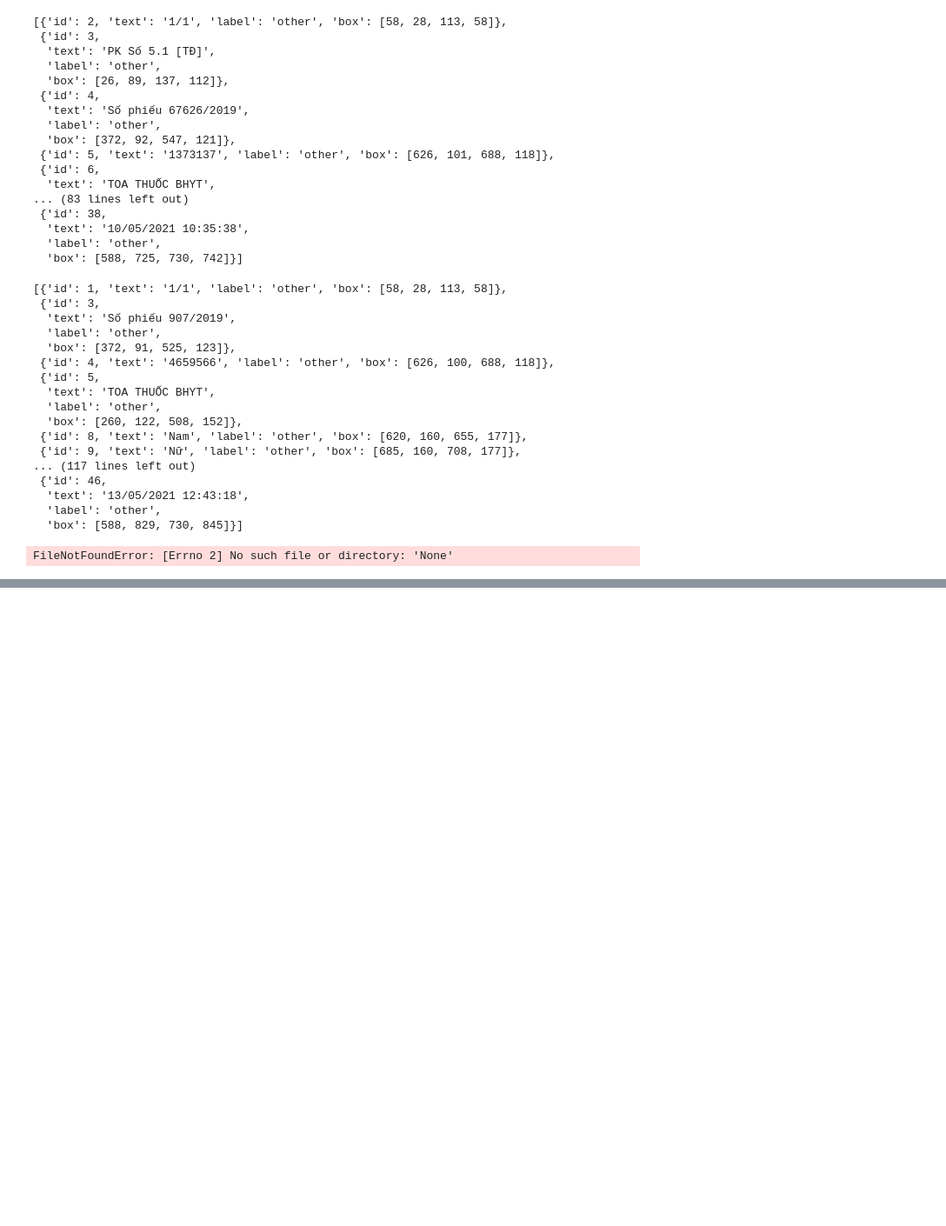
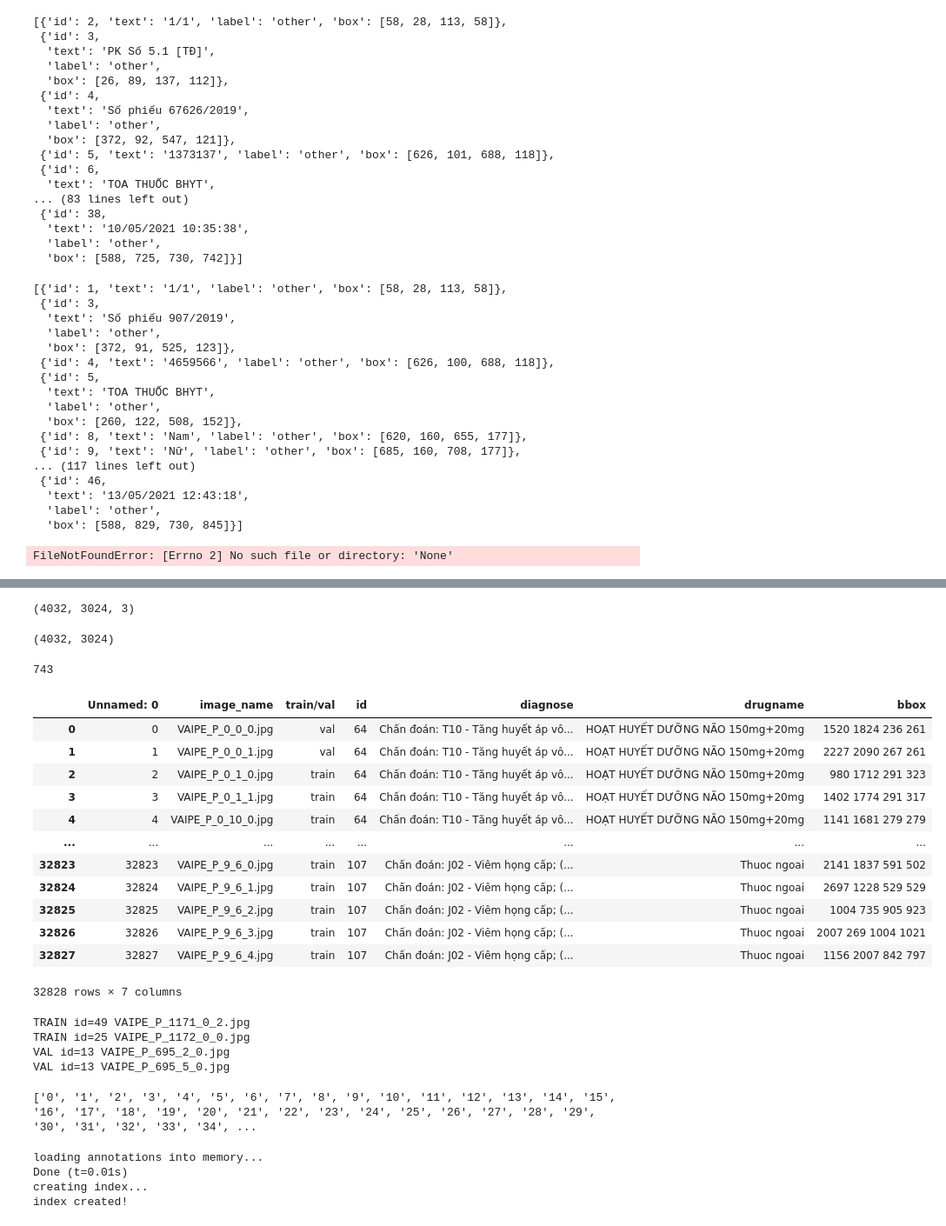
Before and after one commit to khaidq97/pill_detection_and_health_care, a Jupyter notebook: check.ipynb, the cells around one changed output, grey strips where cells are left out. Shown at 87% size. Saved outputs shown, nothing was run; the diff lists cells and outputs as text; code cells hidden in the pictures; blank space fills up the shorter version.

```diff
--- a/check.ipynb
+++ b/check.ipynb
@@ -258,0 +281,5 @@ PosixPath('adas/asd/asd/df.jpg')
+# %%
+im = cv2.imread('asset/VAIPE_P_4_61.jpg')
+im.shape
+# %% [output]
+(4032, 3024, 3)
@@ -258,0 +290,41 @@ PosixPath('adas/asd/asd/df.jpg')
+# %%
+pill_img.size
+# %% [output]
+(4032, 3024)
+# %%
+pill_img.height
+# %% [output]
+743
+# %%
+import pandas as pd
+
+df = pd.read_csv('asset/file_tong_hop.csv')
+# %%
+df
+# %% [output]
+|  | Unnamed: 0 | image_name | train/val | id | diagnose | drugname | bbox |
+| 0 | 0 | VAIPE_P_0_0_0.jpg | val | 64 | Chấn đoán: T10 - Tăng huyết áp vô... | HOẠT HUYẾT DƯỠNG NÃO 150mg+20mg | 1520 1824 236 261 |
+| 1 | 1 | VAIPE_P_0_0_1.jpg | val | 64 | Chấn đoán: T10 - Tăng huyết áp vô... | HOẠT HUYẾT DƯỠNG NÃO 150mg+20mg | 2227 2090 267 261 |
+| 2 | 2 | VAIPE_P_0_1_0.jpg | train | 64 | Chấn đoán: T10 - Tăng huyết áp vô... | HOẠT HUYẾT DƯỠNG NÃO 150mg+20mg | 980 1712 291 323 |
+| 3 | 3 | VAIPE_P_0_1_1.jpg | train | 64 | Chấn đoán: T10 - Tăng huyết áp vô... | HOẠT HUYẾT DƯỠNG NÃO 150mg+20mg | 1402 1774 291 317 |
+| 4 | 4 | VAIPE_P_0_10_0.jpg | train | 64 | Chấn đoán: T10 - Tăng huyết áp vô... | HOẠT HUYẾT DƯỠNG NÃO 150mg+20mg | 1141 1681 279 279 |
+| ... | ... | ... | ... | ... | ... | ... | ... |
+| 32823 | 32823 | VAIPE_P_9_6_0.jpg | train | 107 | Chấn đoán: J02 - Viêm họng cấp; (... | Thuoc ngoai | 2141 1837 591 502 |
+| 32824 | 32824 | VAIPE_P_9_6_1.jpg | train | 107 | Chấn đoán: J02 - Viêm họng cấp; (... | Thuoc ngoai | 2697 1228 529 529 |
+| 32825 | 32825 | VAIPE_P_9_6_2.jpg | train | 107 | Chấn đoán: J02 - Viêm họng cấp; (... | Thuoc ngoai | 1004 735 905 923 |
+| 32826 | 32826 | VAIPE_P_9_6_3.jpg | train | 107 | Chấn đoán: J02 - Viêm họng cấp; (... | Thuoc ngoai | 2007 269 1004 1021 |
+| 32827 | 32827 | VAIPE_P_9_6_4.jpg | train | 107 | Chấn đoán: J02 - Viêm họng cấp; (... | Thuoc ngoai | 1156 2007 842 797 |
+32828 rows × 7 columns
+# %%
+for i in range(len(df)):
+    if df['id'].loc[i] == 25:
+        print('TRAIN id=25',df['image_name'].loc[i])
+    if df['id'].loc[i] == 49:
+        print('TRAIN id=49',df['image_name'].loc[i])
+    if df['id'].loc[i] == 13:
+        print('VAL id=13',df['image_name'].loc[i])
+# %% [output]
+TRAIN id=49 VAIPE_P_1171_0_2.jpg
+TRAIN id=25 VAIPE_P_1172_0_0.jpg
+VAL id=13 VAIPE_P_695_2_0.jpg
+VAL id=13 VAIPE_P_695_5_0.jpg
@@ -258,0 +333,4 @@ PosixPath('adas/asd/asd/df.jpg')
+# %%
+print(lbs)
+# %% [output]
+['0', '1', '2', '3', '4', '5', '6', '7', '8', '9', '10', '11', '12', '13', '14', '15', '16', '17', '18', '19', '20', '21', '22', '23', '24', '25', '26', '27', '28', '29', '30', '31', '32', '33', '34', ...
@@ -258,0 +342,7 @@ PosixPath('adas/asd/asd/df.jpg')
+# %%
+coco_annotation = COCO(annotation_file=annofile)
+# %% [output]
+loading annotations into memory...
+Done (t=0.01s)
+creating index...
+index created!
```
Also changed, not shown: parts of 35 cells of this notebook, 36 other files.
